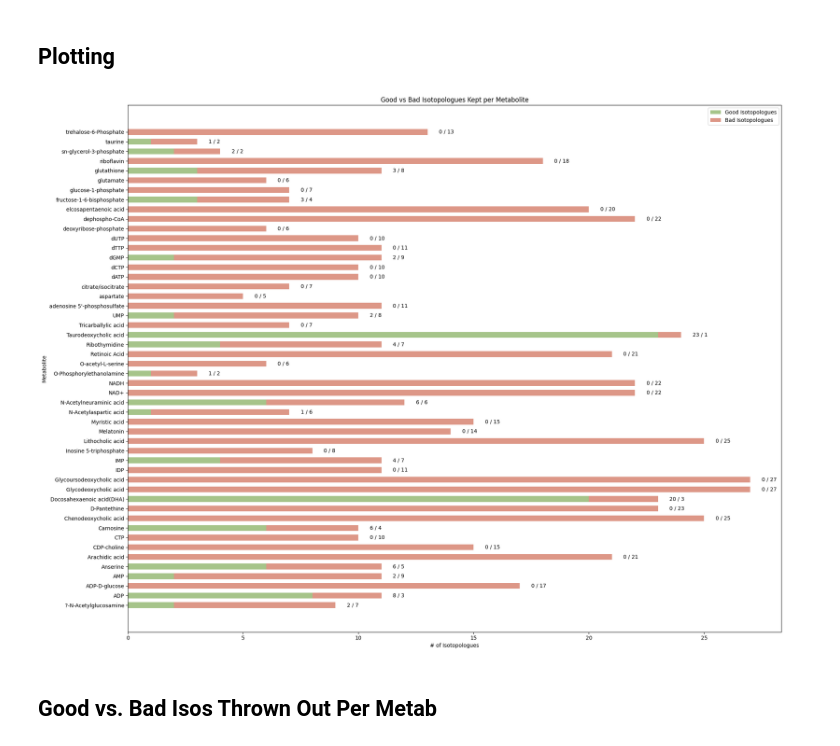
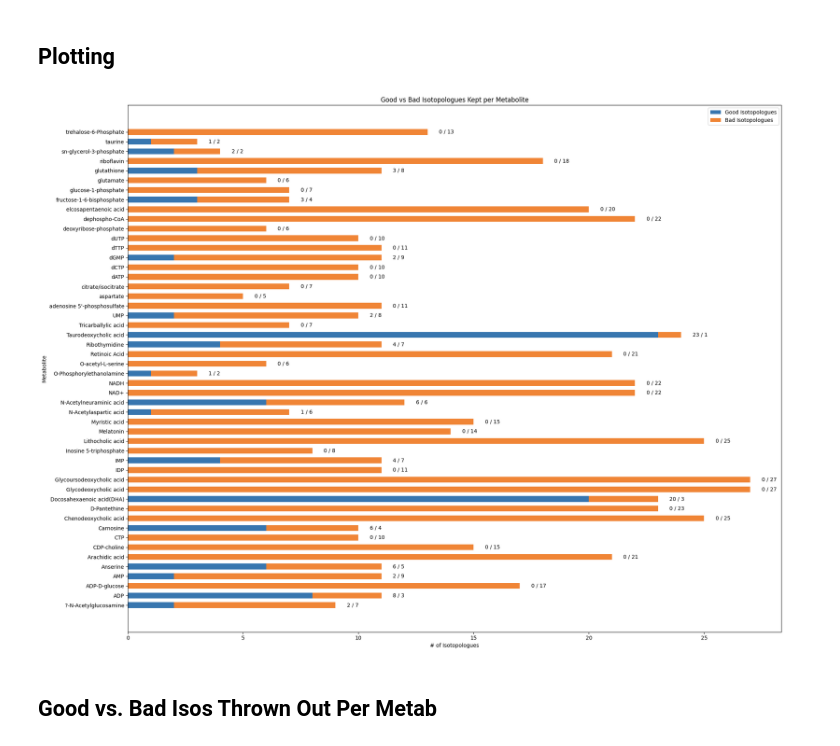
Before and after one commit to reznik-lab/IsoLearner, a Jupyter notebook: morans-compare.ipynb, the cells around one changed output. Cells and saved outputs as stored; diff of their text form; code cells hidden in the pictures.

Commit message:
changed colors in morans-compare

```diff
--- a/morans-compare.ipynb
+++ b/morans-compare.ipynb
@@ -131,26 +134,26 @@ bad_isos_kept
 # %%
 bar_width = 0.6
 index = range(len(all_isos_kept))
 
 fig, ax = plt.subplots(figsize=(20, 15))
 
-bar1 = ax.barh(index, good_isos_kept.values(), bar_width, label='Good Isotopologues', color='#A6C48A')
-bar2 = ax.barh(index, bad_isos_kept.values(), bar_width, left=list(good_isos_kept.values()), label='Bad Isotopologues', color='#DD9787')
+bar1 = ax.barh(index, good_isos_kept.values(), bar_width, label='Good Isotopologues', color='#3876AF')
+bar2 = ax.barh(index, bad_isos_kept.values(), bar_width, left=list(good_isos_kept.values()), label='Bad Isotopologues', color='#F08536')
 
 for i, (good, bad) in enumerate(zip(good_isos_kept.values(), bad_isos_kept.values())):
     ax.text(good + bad + 0.5, i, f"{good} / {bad}", va='center')
 
 ax.set_ylabel('Metabolite')
 ax.set_xlabel('# of Isotopologues')
 ax.set_title('Good vs Bad Isotopologues Kept per Metabolite')
 ax.set_yticks(index)
 ax.set_yticklabels(all_isos_kept.keys())
 ax.legend()
 
 plt.tight_layout()
 plt.show()
 # %% [output]
-[figure, old version]
+[figure, new version]
 # %% [markdown]
 ## Good vs. Bad Isos Thrown Out Per Metab
 # %%
```
Also changed, not shown: parts of 2 cells of this notebook.
